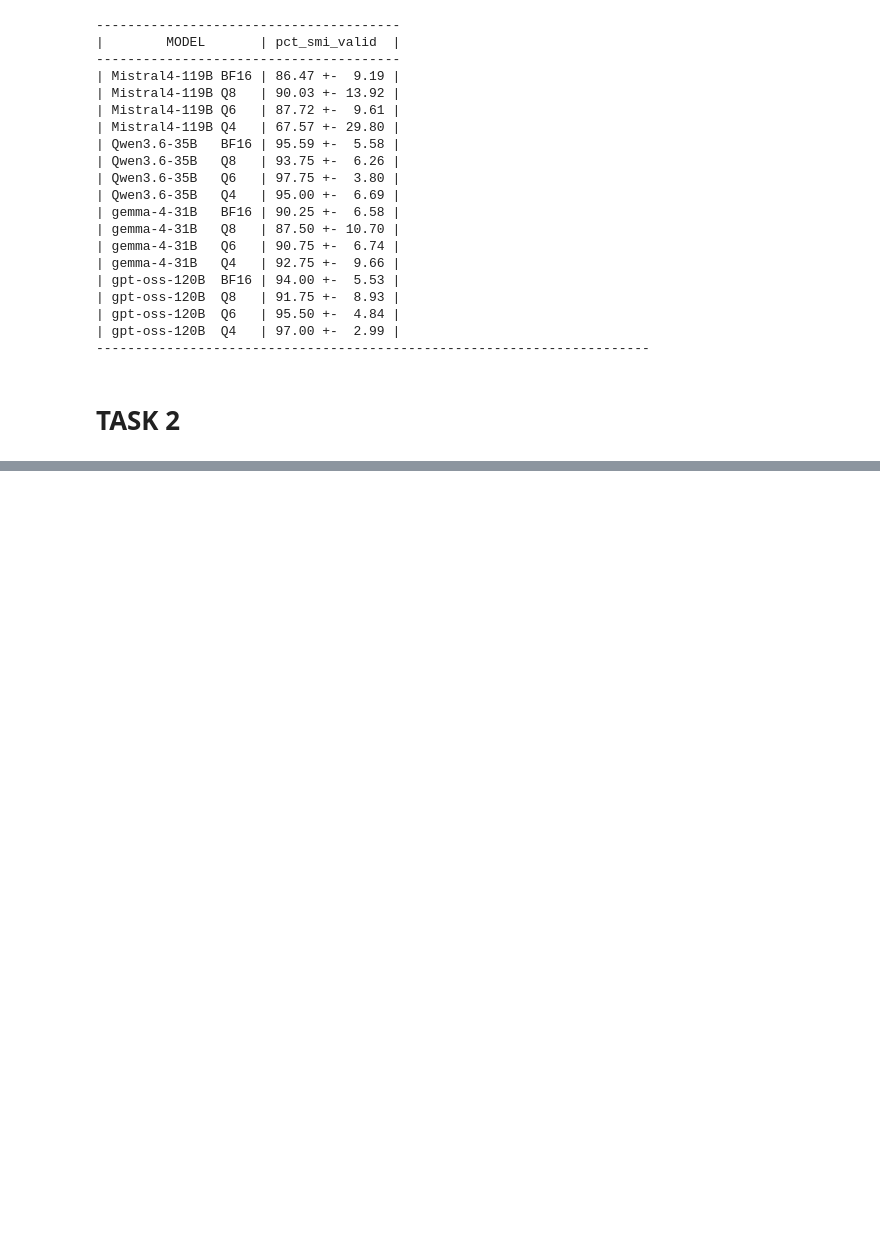
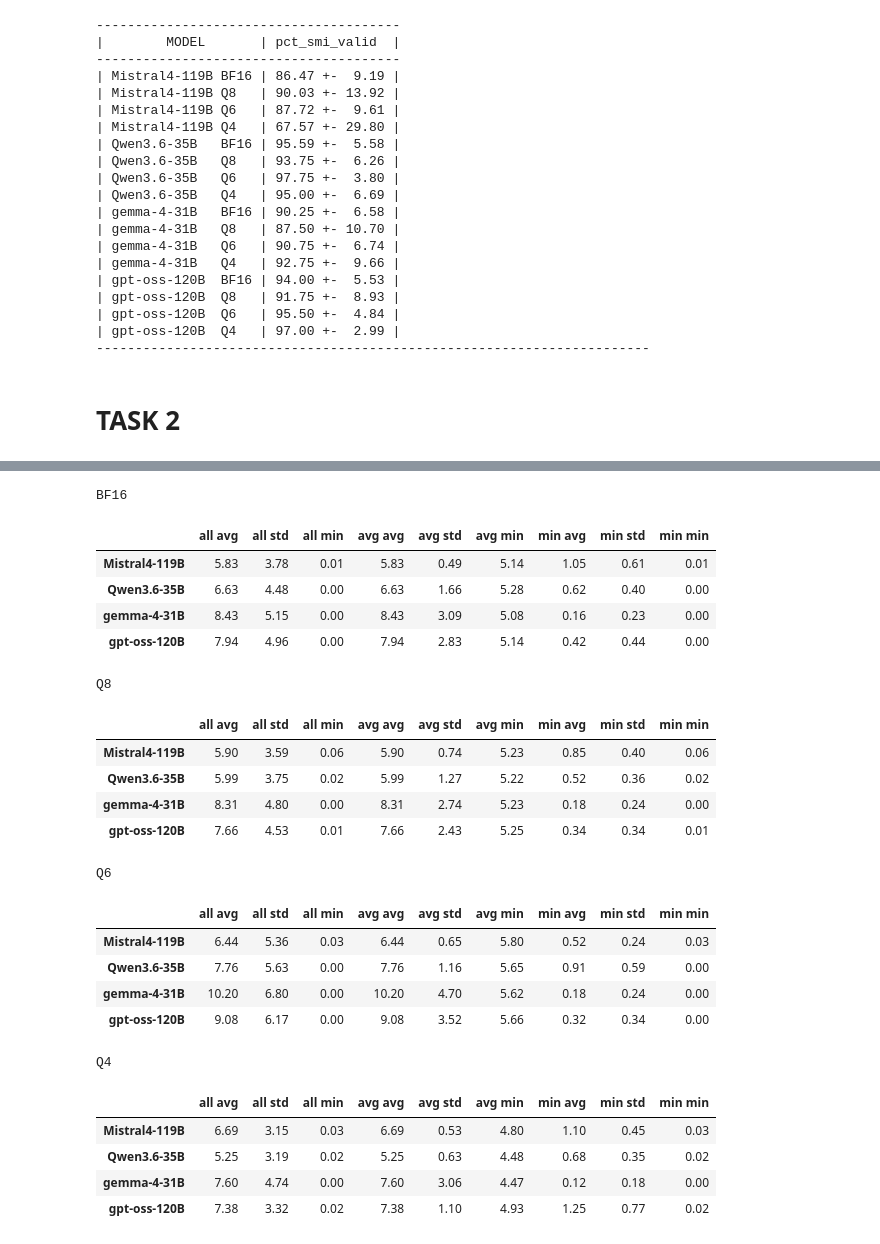
Before and after one commit to cnpem/quantization_LLM_smiles, a Jupyter notebook: src/analise_task2.ipynb, the cells around one changed output, grey strips where cells are left out. Cells and saved outputs as stored; diff of their text form; code cells hidden in the pictures; blank space fills up the shorter version.

```diff
--- a/src/analise_task2.ipynb
+++ b/src/analise_task2.ipynb
@@ -290,0 +669,14 @@ TypeError: 'float' object is not callable
+# %%
+def get_data(path='/home/ABTLUS/leandro.bortot/repos/gcrm/csv_llms_task_2'):
+    d = {}
+    for m in lst_models:
+        d[m] = {}
+
+        for q in lst_quants:
+            d[m][q] = []
+
+            for r in lst_replicas:
+                lst_smi = pd.read_csv(f'{path}/{m}-{q}_replica_{r}.csv')['SMILES'].values.tolist()
+                lst_valid_smi = validate_smiles(lst_smi)
+                d[m][q] += lst_valid_smi
+    return d
@@ -290,0 +783,29 @@ TypeError: 'float' object is not callable
+# %%
+for q in lst_quants:
+    print(q)
+    display(d_stats_df[q].style.format("{:.2f}"))
+# %% [output]
+BF16
+|  | all avg | all std | all min | avg avg | avg std | avg min | min avg | min std | min min |
+| Mistral4-119B | 5.83 | 3.78 | 0.01 | 5.83 | 0.49 | 5.14 | 1.05 | 0.61 | 0.01 |
+| Qwen3.6-35B | 6.63 | 4.48 | 0.00 | 6.63 | 1.66 | 5.28 | 0.62 | 0.40 | 0.00 |
+| gemma-4-31B | 8.43 | 5.15 | 0.00 | 8.43 | 3.09 | 5.08 | 0.16 | 0.23 | 0.00 |
+| gpt-oss-120B | 7.94 | 4.96 | 0.00 | 7.94 | 2.83 | 5.14 | 0.42 | 0.44 | 0.00 |
+Q8
+|  | all avg | all std | all min | avg avg | avg std | avg min | min avg | min std | min min |
+| Mistral4-119B | 5.90 | 3.59 | 0.06 | 5.90 | 0.74 | 5.23 | 0.85 | 0.40 | 0.06 |
+| Qwen3.6-35B | 5.99 | 3.75 | 0.02 | 5.99 | 1.27 | 5.22 | 0.52 | 0.36 | 0.02 |
+| gemma-4-31B | 8.31 | 4.80 | 0.00 | 8.31 | 2.74 | 5.23 | 0.18 | 0.24 | 0.00 |
+| gpt-oss-120B | 7.66 | 4.53 | 0.01 | 7.66 | 2.43 | 5.25 | 0.34 | 0.34 | 0.01 |
+Q6
+|  | all avg | all std | all min | avg avg | avg std | avg min | min avg | min std | min min |
+| Mistral4-119B | 6.44 | 5.36 | 0.03 | 6.44 | 0.65 | 5.80 | 0.52 | 0.24 | 0.03 |
+| Qwen3.6-35B | 7.76 | 5.63 | 0.00 | 7.76 | 1.16 | 5.65 | 0.91 | 0.59 | 0.00 |
+| gemma-4-31B | 10.20 | 6.80 | 0.00 | 10.20 | 4.70 | 5.62 | 0.18 | 0.24 | 0.00 |
+| gpt-oss-120B | 9.08 | 6.17 | 0.00 | 9.08 | 3.52 | 5.66 | 0.32 | 0.34 | 0.00 |
+Q4
+|  | all avg | all std | all min | avg avg | avg std | avg min | min avg | min std | min min |
+| Mistral4-119B | 6.69 | 3.15 | 0.03 | 6.69 | 0.53 | 4.80 | 1.10 | 0.45 | 0.03 |
+| Qwen3.6-35B | 5.25 | 3.19 | 0.02 | 5.25 | 0.63 | 4.48 | 0.68 | 0.35 | 0.02 |
+| gemma-4-31B | 7.60 | 4.74 | 0.00 | 7.60 | 3.06 | 4.47 | 0.12 | 0.18 | 0.00 |
+| gpt-oss-120B | 7.38 | 3.32 | 0.02 | 7.38 | 1.10 | 4.93 | 1.25 | 0.77 | 0.02 |
```
Also changed, not shown: parts of 27 cells of this notebook.
